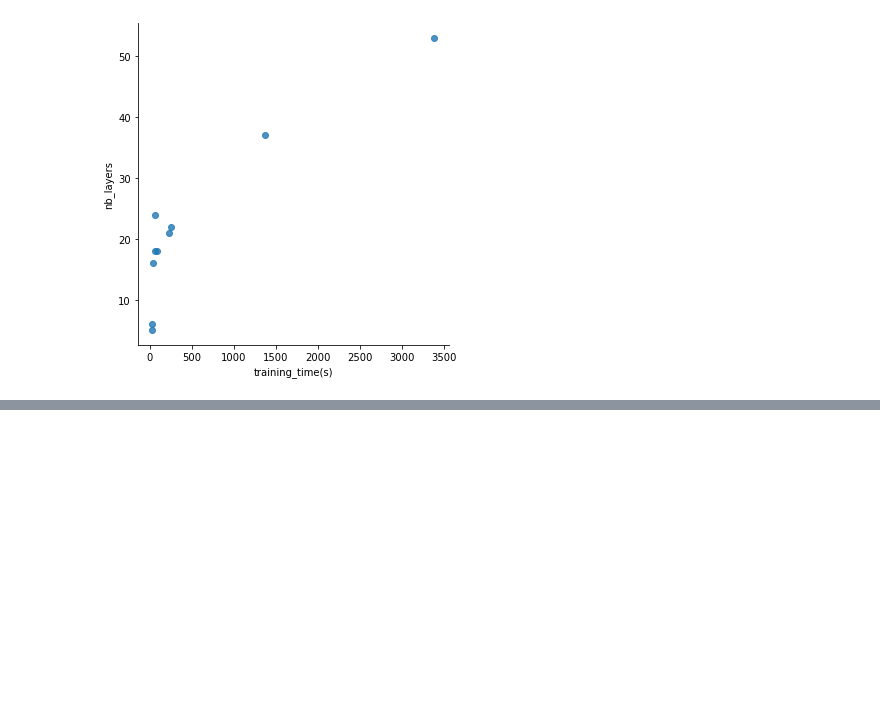
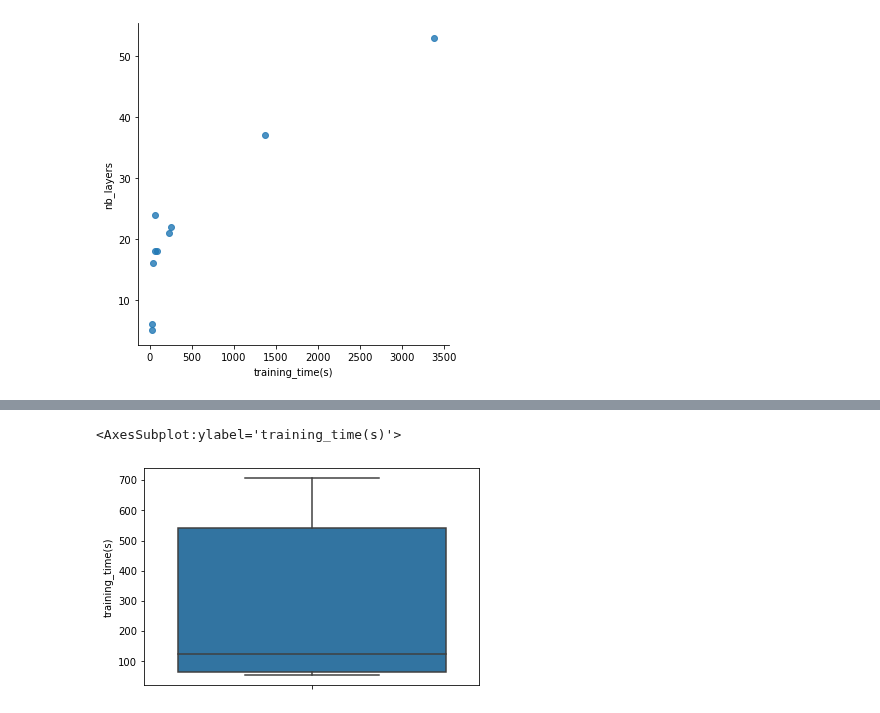
Before and after one commit to AntoineGr1/Memoire_code, a Jupyter notebook: Analyse_resnet_gen_result.ipynb, the cells around one changed output, grey strips where cells are left out. Saved outputs shown, nothing was run; the diff lists cells and outputs as text; code cells hidden in the pictures; blank space fills up the shorter version.

```diff
--- a/Analyse_resnet_gen_result.ipynb
+++ b/Analyse_resnet_gen_result.ipynb
@@ -206,0 +238,5 @@ sns.lmplot(
+# %%
+sns.boxplot(y='training_time(s)', data=test4)
+# %% [output]
+<AxesSubplot:ylabel='training_time(s)'>
+[figure, added]
```
Also changed, not shown: parts of 8 cells of this notebook, 33 other files.
